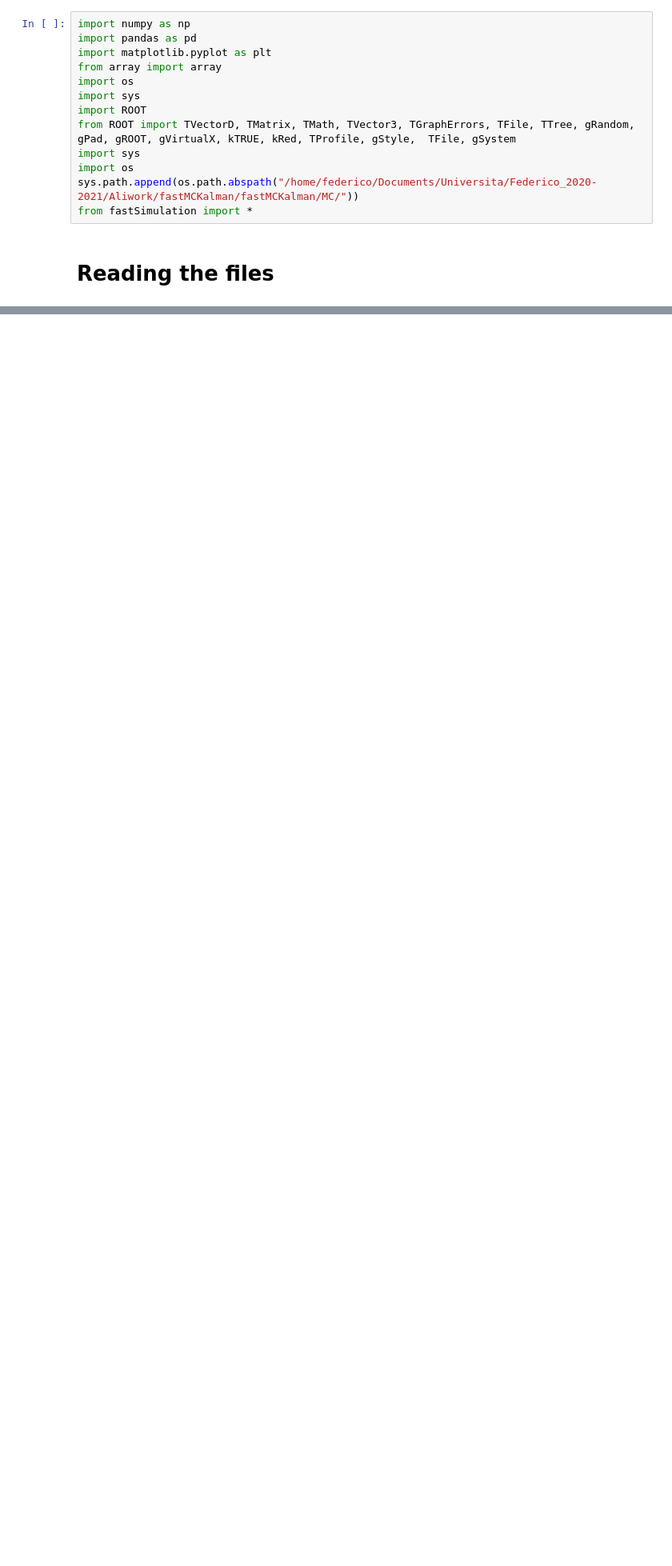
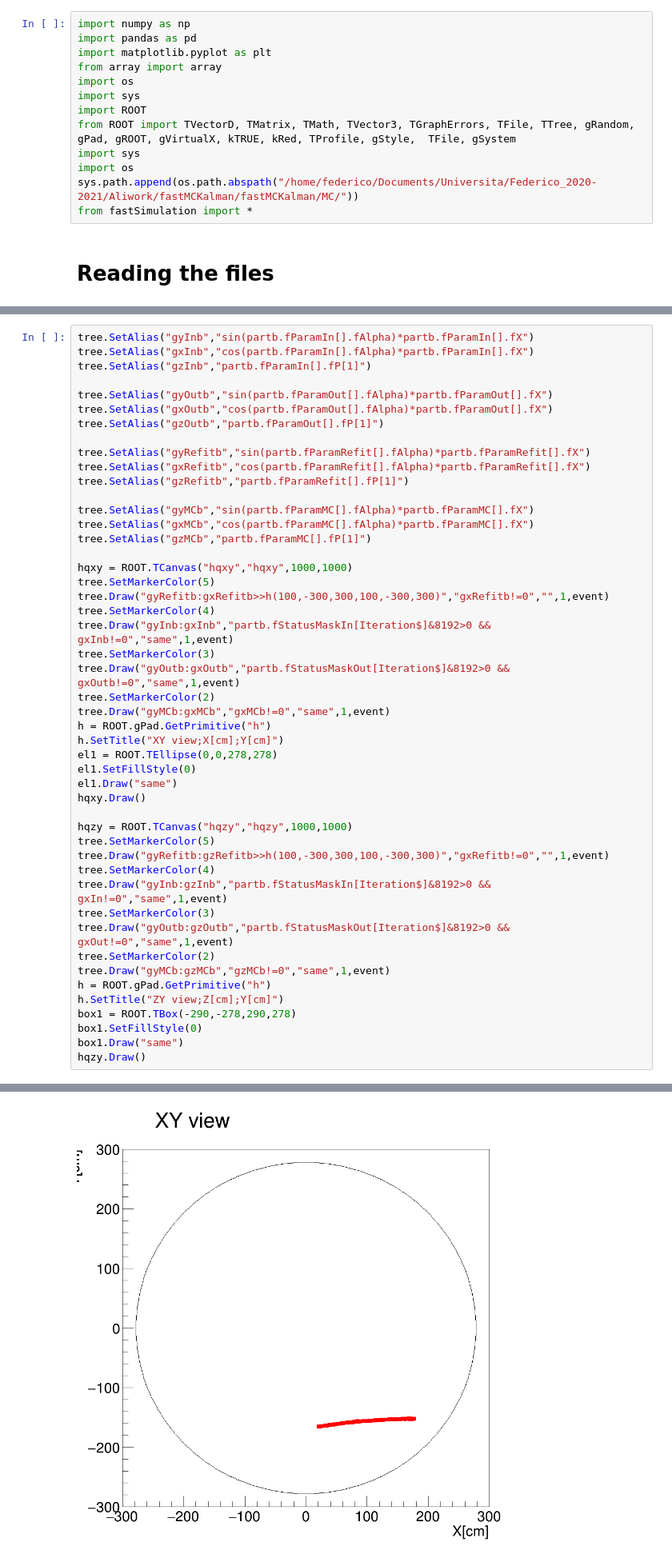
Before and after one commit to Trenchcoat95/ConvertMC, a Jupyter notebook: CheckParamaEvolution.ipynb, the cells around one changed output, grey strips where cells are left out. Shown at 80% size. Saved outputs shown, nothing was run; the diff lists cells and outputs as text; blank space fills up the shorter version.

```diff
--- a/CheckParamaEvolution.ipynb
+++ b/CheckParamaEvolution.ipynb
@@ -217,0 +297,49 @@ hp0.Draw()
+# %%
+tree.SetAlias("gyInb","sin(partb.fParamIn[].fAlpha)*partb.fParamIn[].fX")
+tree.SetAlias("gxInb","cos(partb.fParamIn[].fAlpha)*partb.fParamIn[].fX")
+tree.SetAlias("gzInb","partb.fParamIn[].fP[1]")
+
+tree.SetAlias("gyOutb","sin(partb.fParamOut[].fAlpha)*partb.fParamOut[].fX")
+tree.SetAlias("gxOutb","cos(partb.fParamOut[].fAlpha)*partb.fParamOut[].fX")
+tree.SetAlias("gzOutb","partb.fParamOut[].fP[1]")
+
+tree.SetAlias("gyRefitb","sin(partb.fParamRefit[].fAlpha)*partb.fParamRefit[].fX")
+tree.SetAlias("gxRefitb","cos(partb.fParamRefit[].fAlpha)*partb.fParamRefit[].fX")
+tree.SetAlias("gzRefitb","partb.fParamRefit[].fP[1]")
+
+tree.SetAlias("gyMCb","sin(partb.fParamMC[].fAlpha)*partb.fParamMC[].fX")
+tree.SetAlias("gxMCb","cos(partb.fParamMC[].fAlpha)*partb.fParamMC[].fX")
+tree.SetAlias("gzMCb","partb.fParamMC[].fP[1]")
+
+hqxy = ROOT.TCanvas("hqxy","hqxy",1000,1000)
+tree.SetMarkerColor(5)
+tree.Draw("gyRefitb:gxRefitb>>h(100,-300,300,100,-300,300)","gxRefitb!=0","",1,event)
+tree.SetMarkerColor(4)
+tree.Draw("gyInb:gxInb","partb.fStatusMaskIn[Iteration$]&8192>0 && gxInb!=0","same",1,event)
+tree.SetMarkerColor(3)
+tree.Draw("gyOutb:gxOutb","partb.fStatusMaskOut[Iteration$]&8192>0 && gxOutb!=0","same",1,event)
+tree.SetMarkerColor(2)
+tree.Draw("gyMCb:gxMCb","gxMCb!=0","same",1,event)
+h = ROOT.gPad.GetPrimitive("h")
+h.SetTitle("XY view;X[cm];Y[cm]")
+el1 = ROOT.TEllipse(0,0,278,278)
+el1.SetFillStyle(0)
+el1.Draw("same")
+hqxy.Draw()
+
+hqzy = ROOT.TCanvas("hqzy","hqzy",1000,1000)
+tree.SetMarkerColor(5)
+tree.Draw("gyRefitb:gzRefitb>>h(100,-300,300,100,-300,300)","gxRefitb!=0","",1,event)
+tree.SetMarkerColor(4)
+tree.Draw("gyInb:gzInb","partb.fStatusMaskIn[Iteration$]&8192>0 && gxIn!=0","same",1,event)
+tree.SetMarkerColor(3)
+tree.Draw("gyOutb:gzOutb","partb.fStatusMaskOut[Iteration$]&8192>0 && gxOut!=0","same",1,event)
+tree.SetMarkerColor(2)
+tree.Draw("gyMCb:gzMCb","gzMCb!=0","same",1,event)
+h = ROOT.gPad.GetPrimitive("h")
+h.SetTitle("ZY view;Z[cm];Y[cm]")
+box1 = ROOT.TBox(-290,-278,290,278)
+box1.SetFillStyle(0)
+box1.Draw("same")
+hqzy.Draw()
+# %% [output]
@@ -217,0 +348 @@ hp0.Draw()
+[figure, added]
```
Also changed, not shown: parts of 17 cells of this notebook, 3 other files.
